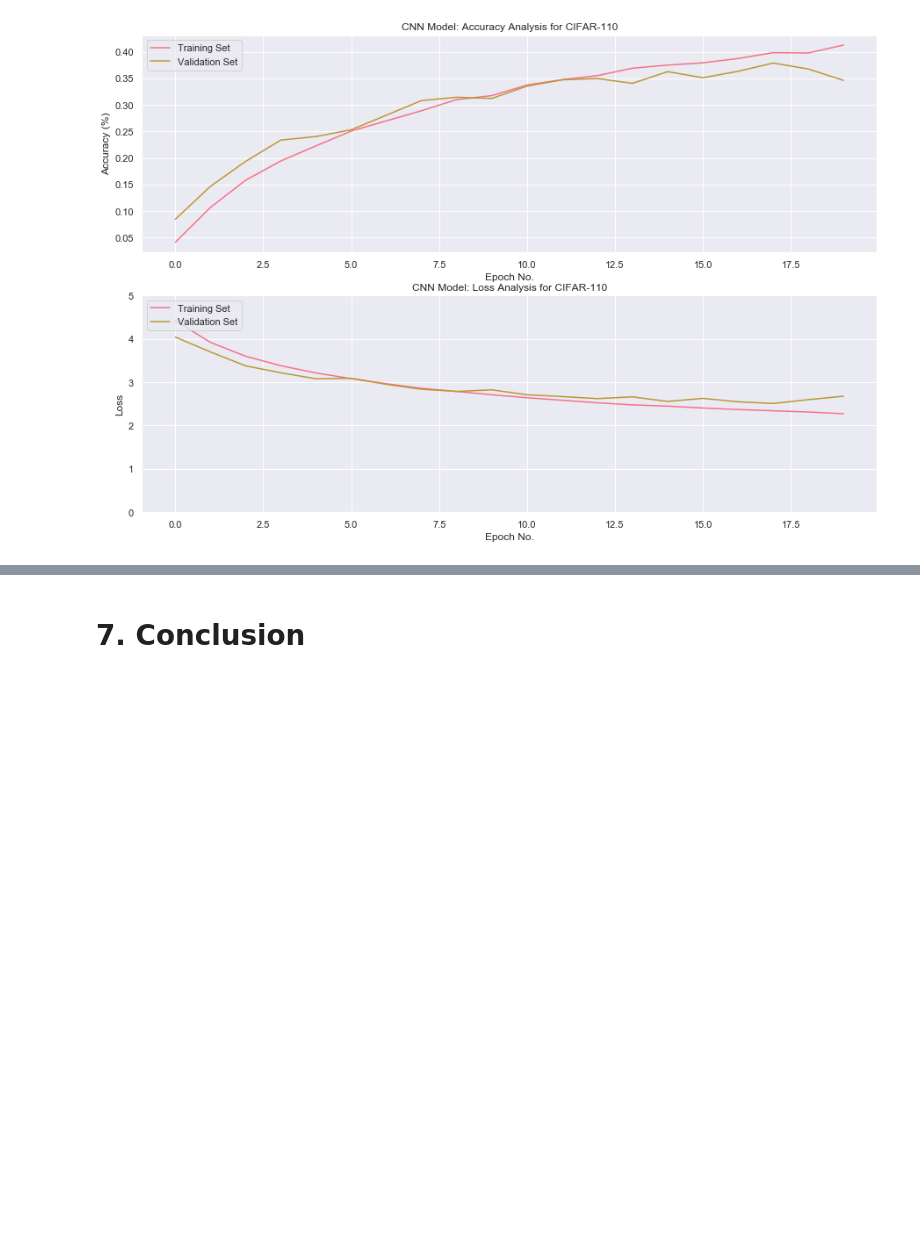
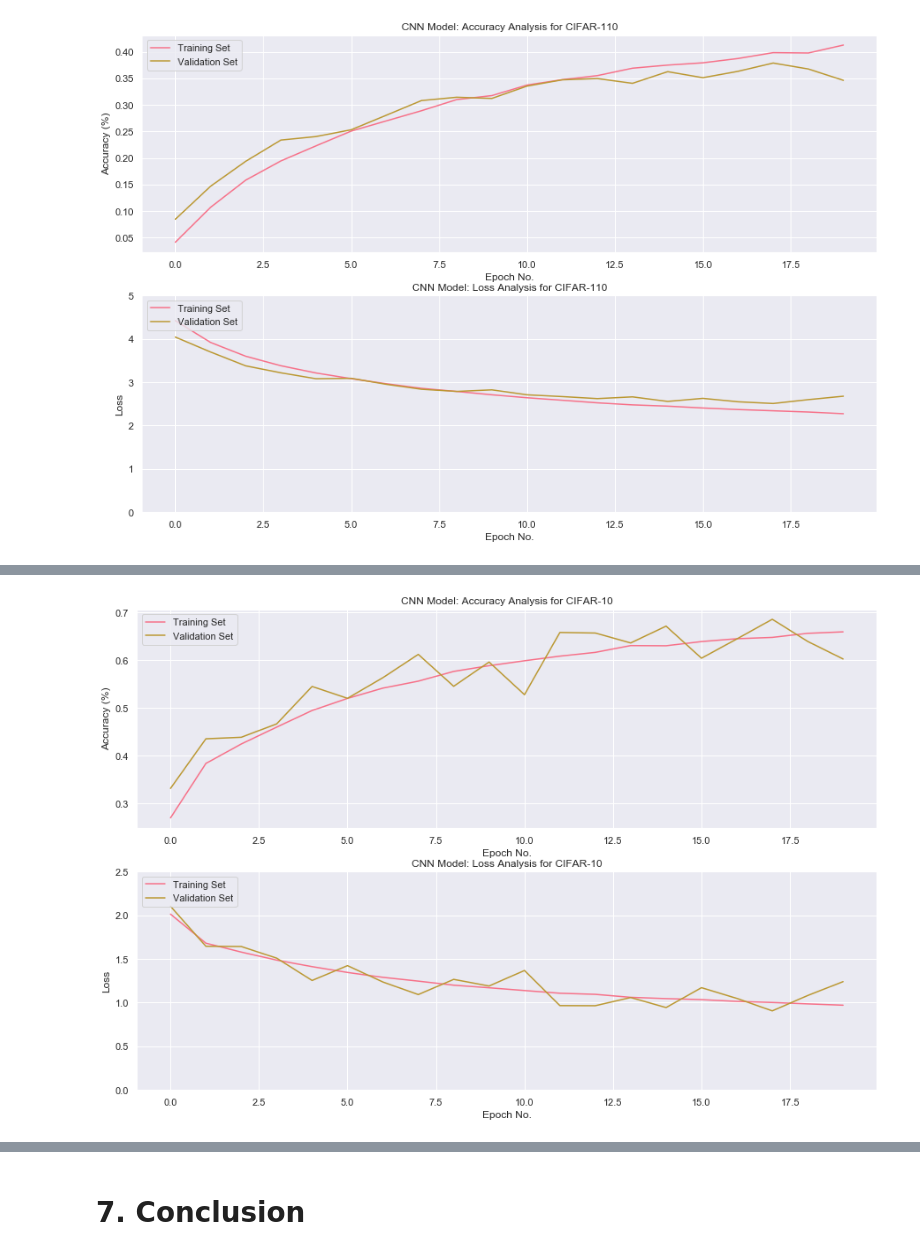
Before and after one commit to jafonte01/CAPSTONE---FINAL, a Jupyter notebook: Final Capstone Project.ipynb, the cells around one changed output, grey strips where cells are left out. Drawn from its saved outputs; the diff is of its cells as text; code cells hidden in the pictures; blank space fills up the shorter version.

```diff
--- a/Final Capstone Project.ipynb
+++ b/Final Capstone Project.ipynb
@@ -2083,0 +2032,30 @@ Epoch 1/20
+# %%
+def combo_cnn(num_classes):
+    model = Sequential()
+    model.add(Conv2D(32, kernel_size=(4, 4),activation='relu',input_shape=inputshape,padding='same'))
+    model.add(BatchNormalization())
+    model.add(MaxPooling2D((2, 2),padding='same'))
+    model.add(Dropout(0.3))
+    model.add(Conv2D(32, (3, 3), activation='relu',padding='same'))
+    model.add(BatchNormalization())
+    model.add(MaxPooling2D(pool_size=(2, 2),padding='same'))
+    model.add(Dropout(0.3))
+    model.add(Conv2D(64, (3, 3), activation='relu',padding='same'))
+    model.add(BatchNormalization())
+    model.add(MaxPooling2D(pool_size=(2, 2),padding='same'))
+    model.add(Dropout(0.4))
+
+    model.add(Flatten())
+    model.add(Dense(128, activation='relu'))
+    model.add(Dropout(0.5))
+    model.add(Dense(num_classes, activation='softmax'))
+
+    model.compile(loss=categorical_crossentropy,
+                  optimizer='adam',
+                  metrics=['accuracy'])
+
+    print(model.summary())
+
+    return model
+# %%
+combocnn10 = cnn_run(combo_cnn(10), cifarnum='10')
@@ -2083,0 +2080,4 @@ Epoch 1/20
+# %%
+cnn_eval(combocnn10, data='10')
+# %% [output]
+[figure, added]
```
Also changed, not shown: parts of 29 cells of this notebook.
